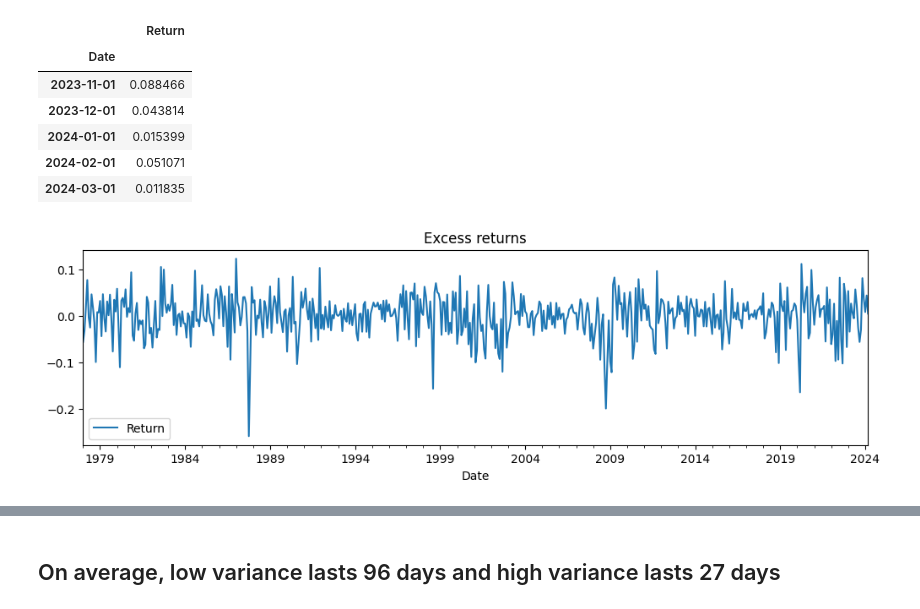
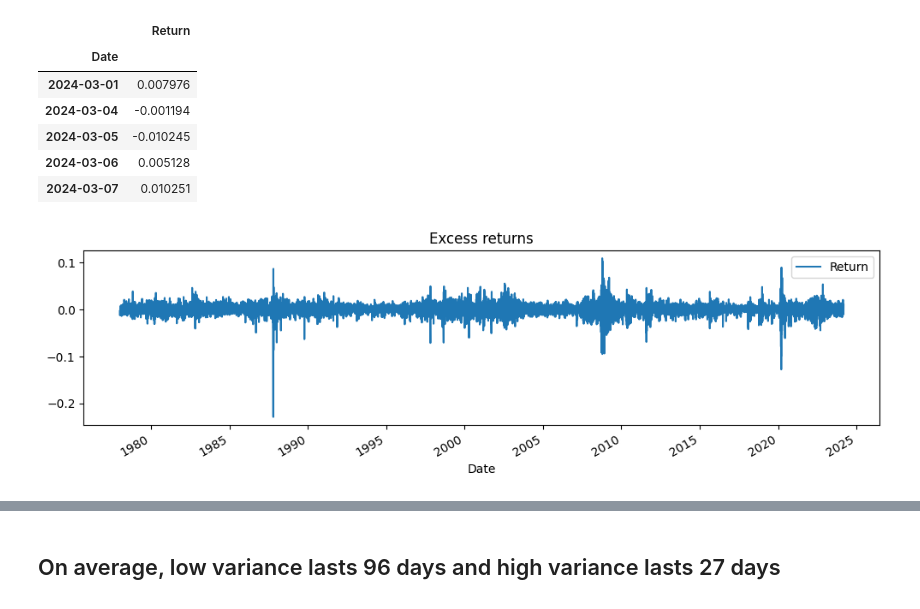
Before and after one commit to alldenla/Regime-Shift-Algorithmic-Trading-Bot, a Jupyter notebook: Markov Switching Autoregression Model.ipynb, the cells around one changed output, grey strips where cells are left out. Cells and saved outputs as stored; diff of their text form; code cells hidden in the pictures.

Commit message:
daily regression, no autoregression

```diff
--- a/Markov Switching Autoregression Model.ipynb
+++ b/Markov Switching Autoregression Model.ipynb
@@ -48,35 +42,36 @@ raw['Date'] = pd.to_datetime(raw['Date'])
 raw.set_index('Date',inplace=True)
 raw = raw.iloc[::-1]
 
-raw = raw.resample('MS').apply(lambda x: (x + 1).prod() - 1)
+# raw = raw.resample('MS').sum()
 # raw = raw["Return"] - raw["Return"].mean()
+
 raw.tail()
 # %% [output]
 |  | Return |
 | Date |  |
-| 2023-11-01 | 0.088466 |
-| 2023-12-01 | 0.043814 |
-| 2024-01-01 | 0.015399 |
-| 2024-02-01 | 0.051071 |
-| 2024-03-01 | 0.011835 |
+| 2024-03-01 | 0.007976 |
+| 2024-03-04 | -0.001194 |
+| 2024-03-05 | -0.010245 |
+| 2024-03-06 | 0.005128 |
+| 2024-03-07 | 0.010251 |
 # %%
 # Get the dataset
 
 
 
 dta_kns = raw.loc[:'2024'] - raw.loc[:'2024'].mean()
 
 
 # Plot the dataset
 dta_kns.plot(title="Excess returns", figsize=(12, 3))
 
 # Fit the model
-mod_kns = sm.tsa.MarkovAutoregression(
-    dta_kns, k_regimes=2, trend="n", switching_variance=True, order = 5
+mod_kns = sm.tsa.MarkovRegression(
+    dta_kns, k_regimes=2, trend="n", switching_variance=True
 )
 res_kns = mod_kns.fit()
 # %% [output]
-[figure, old version]
+[figure, new version]
 # %%
 res_kns.summary()
 # %% [output]
```
Also changed, not shown: parts of 12 cells of this notebook.
